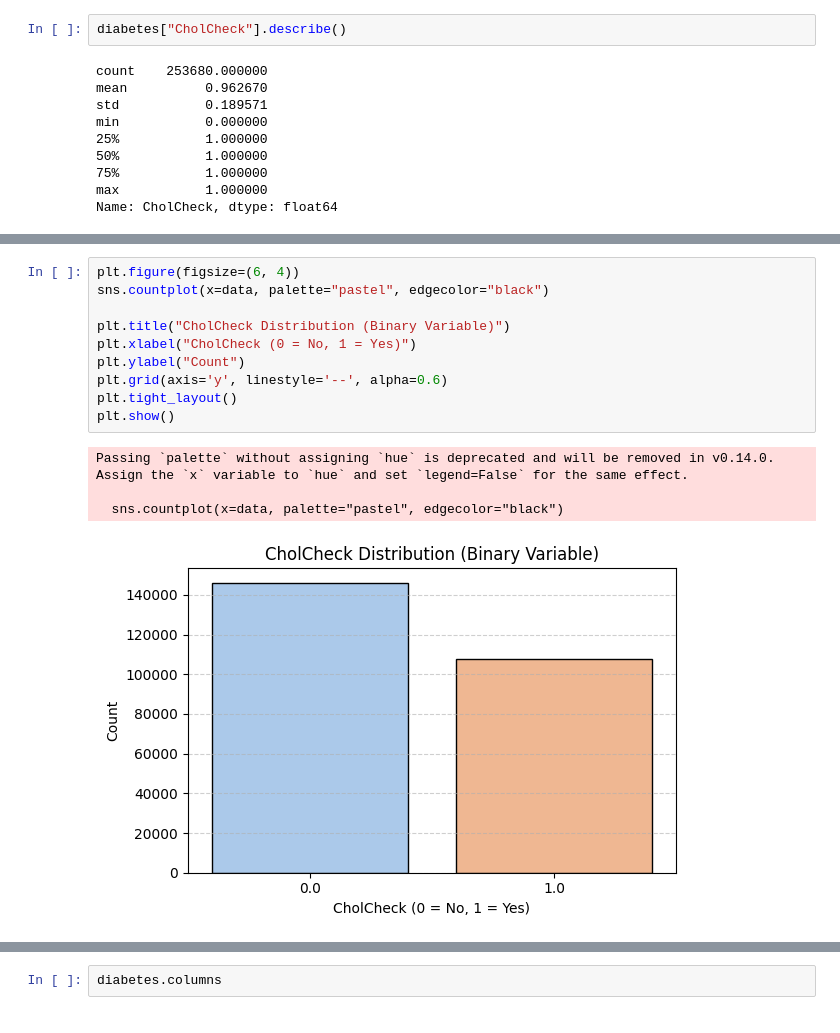
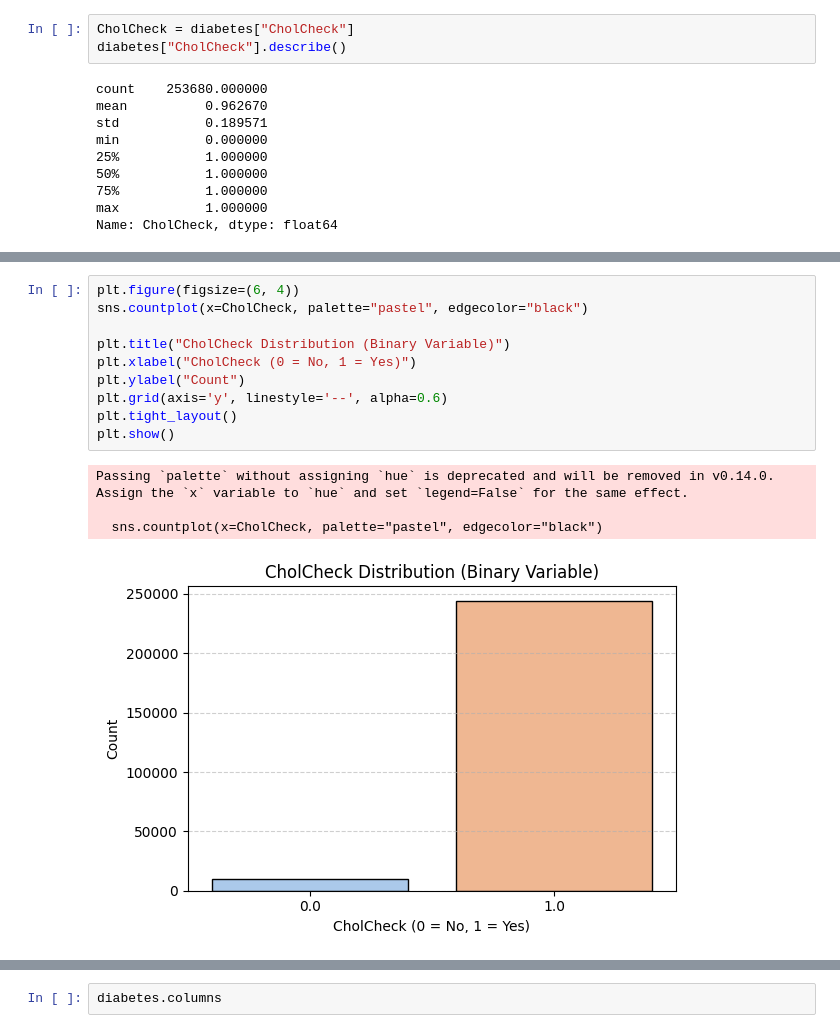
Before and after one commit to mrablfz05/diabetes-prediction, a Jupyter notebook: diabetes_prediction.ipynb, the cells around one changed output, grey strips where cells are left out. Drawn from its saved outputs; the diff is of its cells as text.

```diff
--- a/diabetes_prediction.ipynb
+++ b/diabetes_prediction.ipynb
@@ -418,6 +417,7 @@ plt.show()
   EDA for CholCheck col
 </h1>
 # %%
+CholCheck = diabetes["CholCheck"]
 diabetes["CholCheck"].describe()
 # %% [output]
 count    253680.000000
@@ -478,17 +478,17 @@ plt.show()
 [figure]
 # %%
 plt.figure(figsize=(6, 4))
-sns.countplot(x=data, palette="pastel", edgecolor="black")
+sns.countplot(x=CholCheck, palette="pastel", edgecolor="black")
 
 plt.title("CholCheck Distribution (Binary Variable)")
 plt.xlabel("CholCheck (0 = No, 1 = Yes)")
 plt.ylabel("Count")
 plt.grid(axis='y', linestyle='--', alpha=0.6)
 plt.tight_layout()
 plt.show()
 # %% [output]
 Passing `palette` without assigning `hue` is deprecated and will be removed in v0.14.0. Assign the `x` variable to `hue` and set `legend=False` for the same effect.
 
-  sns.countplot(x=data, palette="pastel", edgecolor="black")
+  sns.countplot(x=CholCheck, palette="pastel", edgecolor="black")
-[figure, old version]
+[figure, new version]
 # %%
```
Also changed, not shown: parts of 66 cells of this notebook.
